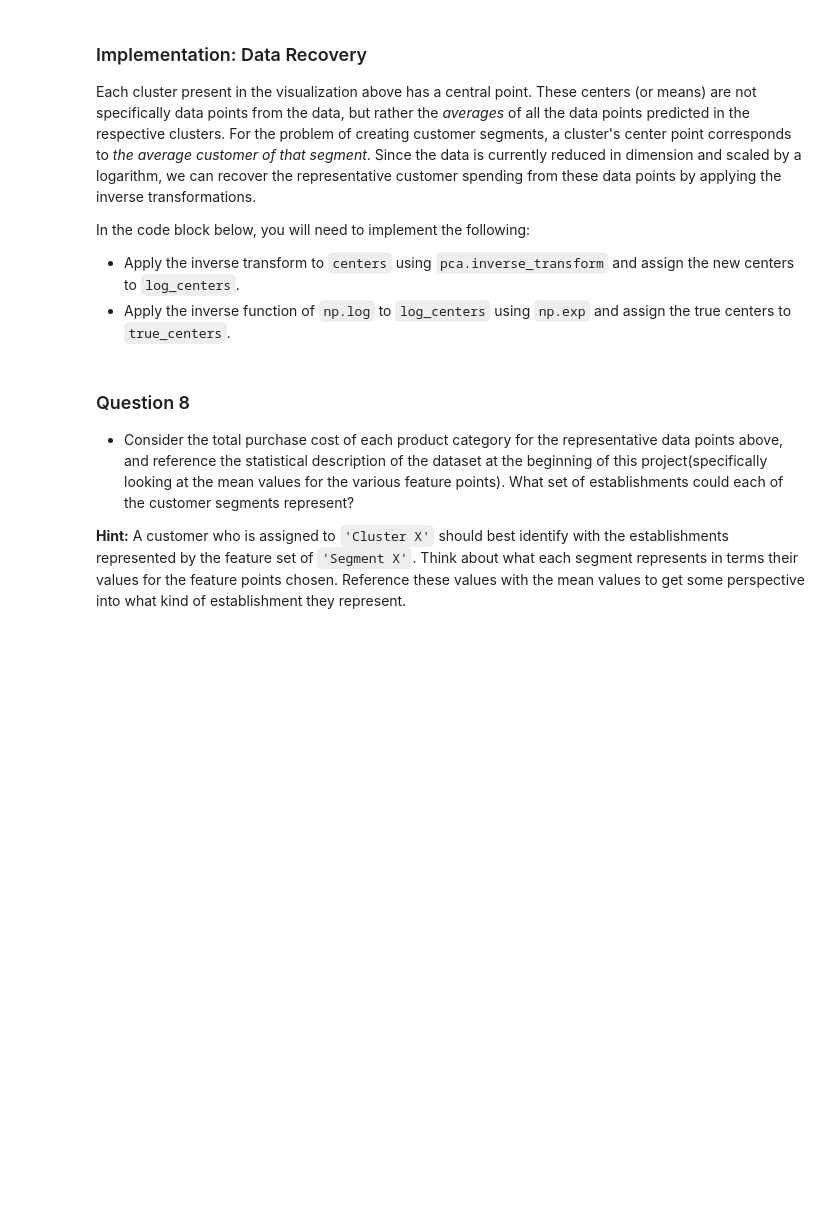
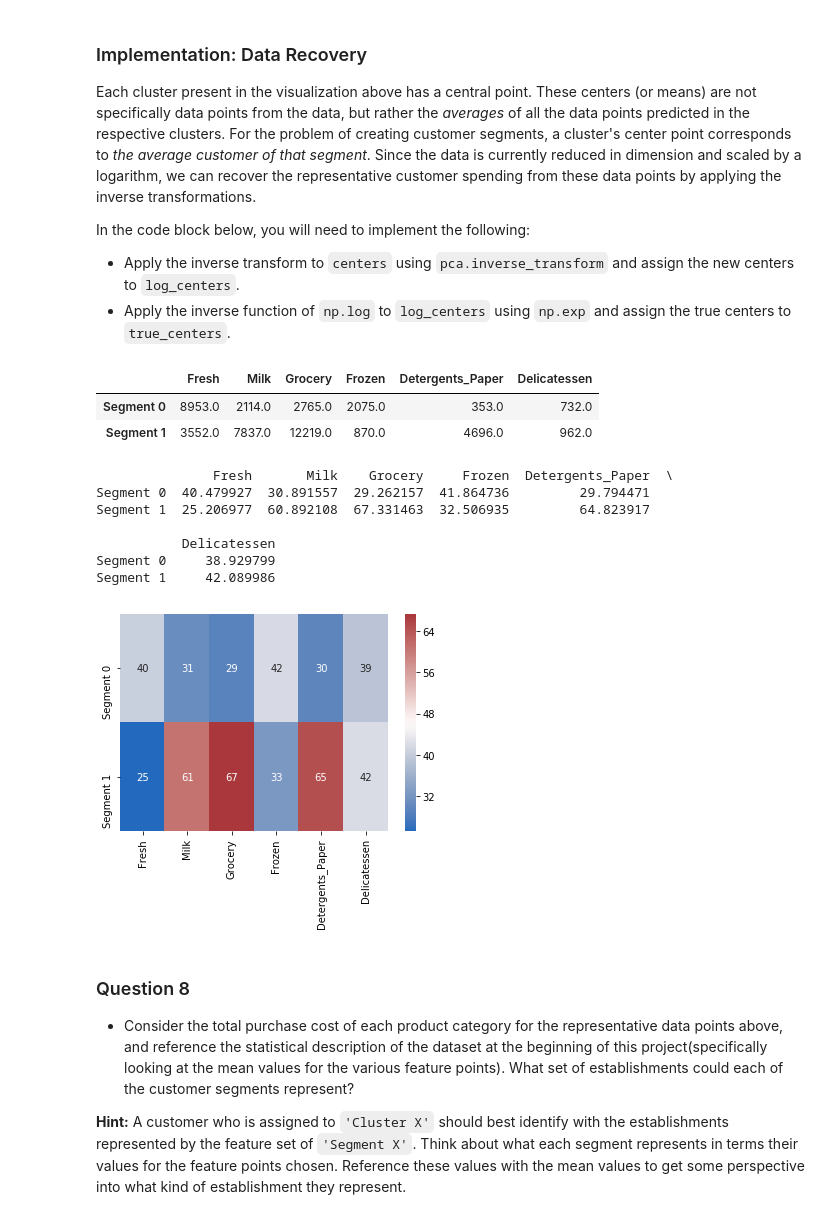
Before and after one commit to racksen/machine-learning, a Jupyter notebook: projects/customer_segments/customer_segments.ipynb, the cells around one changed output. Saved outputs shown, nothing was run; the diff lists cells and outputs as text; code cells hidden in the pictures; blank space fills up the shorter version.

```diff
--- a/projects/customer_segments/customer_segments.ipynb
+++ b/projects/customer_segments/customer_segments.ipynb
@@ -352,13 +461,13 @@ In the code block below, you will need to implement the following:
  - Apply a PCA transformation of `log_samples` using `pca.transform`, and assign the results to `pca_samples`.
 # %%
 # TODO: Apply PCA by fitting the good data with only two dimensions
-pca = None
-
+pca = PCA(n_components=2)
+pca.fit(good_data)
 # TODO: Transform the good data using the PCA fit above
-reduced_data = None
+reduced_data = pca.transform(good_data)
 
 # TODO: Transform log_samples using the PCA fit above
-pca_samples = None
+pca_samples = pca.transform(log_samples)
 
 # Create a DataFrame for the reduced data
 reduced_data = pd.DataFrame(reduced_data, columns = ['Dimension 1', 'Dimension 2'])
@@ -410,15 +534,17 @@ In the code block below, you will need to implement the following:
 # %%
 # TODO: Apply your clustering algorithm of choice to the reduced data
-clusterer = None
+clusterer = GaussianMixture(n_components=2).fit(reduced_data)
 
 # TODO: Predict the cluster for each data point
-preds = None
+preds = clusterer.predict(reduced_data)
 
 # TODO: Find the cluster centers
-centers = None
+centers = clusterer.means_
 
 # TODO: Predict the cluster for each transformed sample data point
-sample_preds = None
+sample_preds = clusterer.predict(pca_samples)
 
 # TODO: Calculate the mean silhouette coefficient for the number of clusters chosen
-score = None
+score = silhouette_score(reduced_data,preds)
+
+print(score)
@@ -444,16 +581,38 @@ In the code block below, you will need to implement the following:
  - Apply the inverse function of `np.log` to `log_centers` using `np.exp` and assign the true centers to `true_centers`.
 # %%
 # TODO: Inverse transform the centers
-log_centers = None
+log_centers = pca.inverse_transform(centers)
 
 # TODO: Exponentiate the centers
-true_centers = None
+true_centers = np.exp(log_centers)
 
 # Display the true centers
 segments = ['Segment {}'.format(i) for i in range(0,len(centers))]
 true_centers = pd.DataFrame(np.round(true_centers), columns = data.keys())
 true_centers.index = segments
 display(true_centers)
+# %% [output]
+|  | Fresh | Milk | Grocery | Frozen | Detergents_Paper | Delicatessen |
+| Segment 0 | 8953.0 | 2114.0 | 2765.0 | 2075.0 | 353.0 | 732.0 |
+| Segment 1 | 3552.0 | 7837.0 | 12219.0 | 870.0 | 4696.0 | 962.0 |
+# %%
+# The general patter of test statisics is (observed - expected) / standard deviation
+# Technically, if we calculate cdf for each sample then we can find out most probable categories
+segments_zscore=  (true_centers-data.mean())/data.std()
+segments_pdf = st.norm.cdf(segments_zscore) * 100
+df_segments_pdf = pd.DataFrame(segments_pdf, columns=samples.columns, index= true_centers.index)
+print( df_segments_pdf)
+
+_ = sns.heatmap(df_segments_pdf, annot=True, cmap='vlag')
+# %% [output]
+               Fresh       Milk    Grocery     Frozen  Detergents_Paper  \
+Segment 0  40.479927  30.891557  29.262157  41.864736         29.794471
+Segment 1  25.206977  60.892108  67.331463  32.506935         64.823917
+
+           Delicatessen
+Segment 0     38.929799
+Segment 1     42.089986
+[figure, added]
 # %% [markdown]
 ### Question 8
 
```
Also changed, not shown: parts of 40 cells of this notebook, 2 other files.
